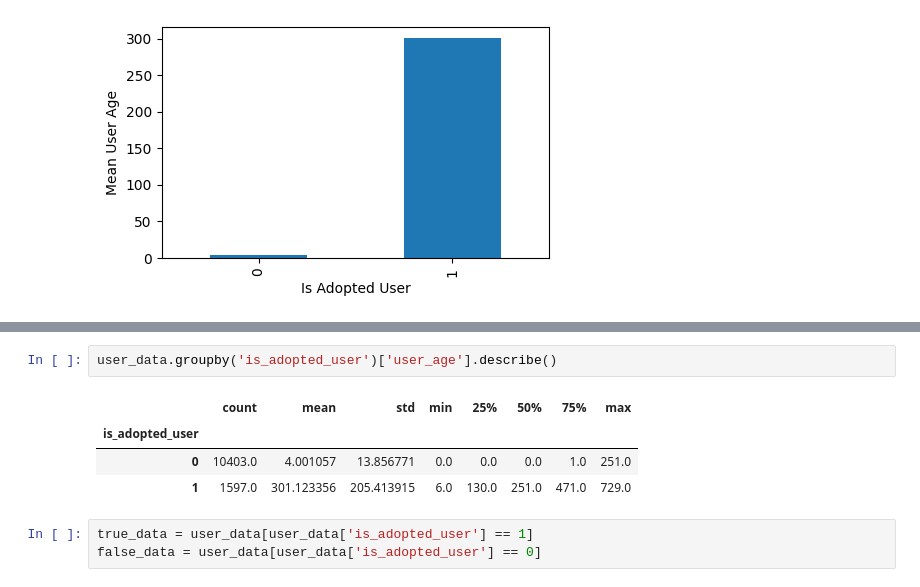
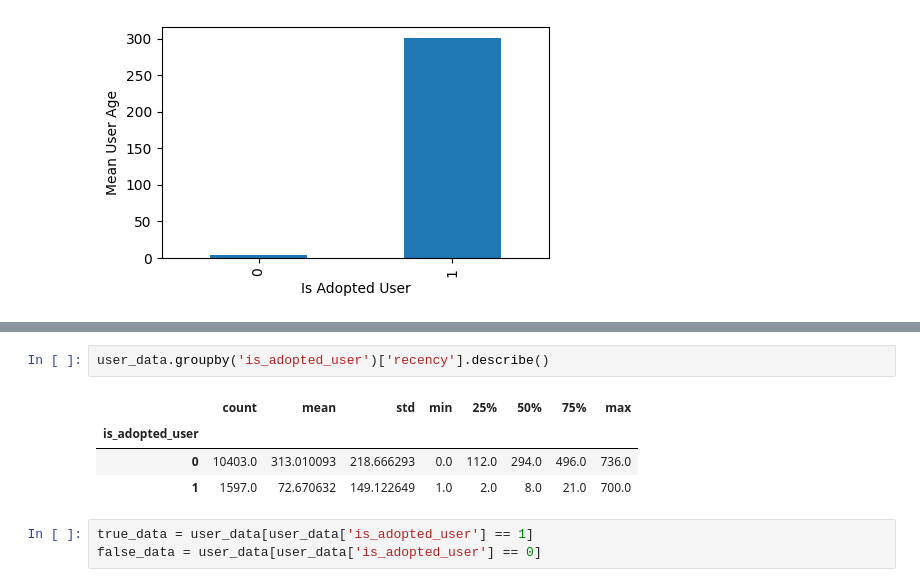
Before and after one commit to grvvrmtech/AdoptedAnalysis, a Jupyter notebook: Adopted_users.ipynb, the cells around one changed output, grey strips where cells are left out. Saved outputs shown, nothing was run; the diff lists cells and outputs as text.

```diff
--- a/Adopted_users.ipynb
+++ b/Adopted_users.ipynb
@@ -235,10 +255,10 @@ Correlation between user age and adoption: 0.7987672852847242
 # %%
-user_data.groupby('is_adopted_user')['user_age'].describe()
+user_data.groupby('is_adopted_user')['recency'].describe()
 # %% [output]
 |  | count | mean | std | min | 25% | 50% | 75% | max |
 | is_adopted_user |  |  |  |  |  |  |  |  |
-| 0 | 10403.0 | 4.001057 | 13.856771 | 0.0 | 0.0 | 0.0 | 1.0 | 251.0 |
-| 1 | 1597.0 | 301.123356 | 205.413915 | 6.0 | 130.0 | 251.0 | 471.0 | 729.0 |
+| 0 | 10403.0 | 313.010093 | 218.666293 | 0.0 | 112.0 | 294.0 | 496.0 | 736.0 |
+| 1 | 1597.0 | 72.670632 | 149.122649 | 1.0 | 2.0 | 8.0 | 21.0 | 700.0 |
 # %%
 true_data = user_data[user_data['is_adopted_user'] == 1]
 false_data = user_data[user_data['is_adopted_user'] == 0]
```
Also changed, not shown: parts of 9 cells of this notebook.
